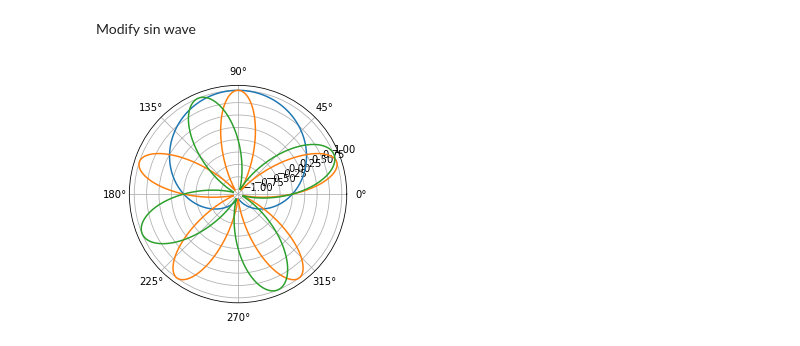
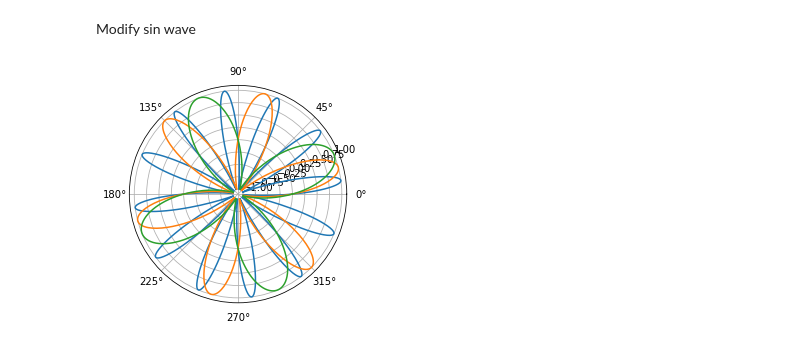
Before and after one commit to Rathees-Koneswarann/python-polar-plot, a Jupyter notebook: main.ipynb, the cells around one changed output. Saved outputs shown, nothing was run; the diff lists cells and outputs as text; code cells hidden in the pictures.

Commit message:
Modify sin plot

```diff
--- a/main.ipynb
+++ b/main.ipynb
@@ -62,19 +62,19 @@ Modify sin wave
 # %%
 # setting the axes projection as polar
 plt.axes(projection = 'polar')
 
 # creating an array containing the
 # radian values
 x = np.arange(0, (2 * np.pi), 0.01)
-y1 = np.sin(x)
-y2 = np.sin(x*5)
+y1 = np.sin(x*12)
+y2 = np.sin(x*6)
 y3 = np.sin(x*4)
 # plotting the circle
 plt.plot(x, y1)
 plt.plot(x, y2)
 plt.plot(x, y3)
 
 # display the Polar plot
 plt.show()
 # %% [output]
-[figure, old version]
+[figure, new version]
```
